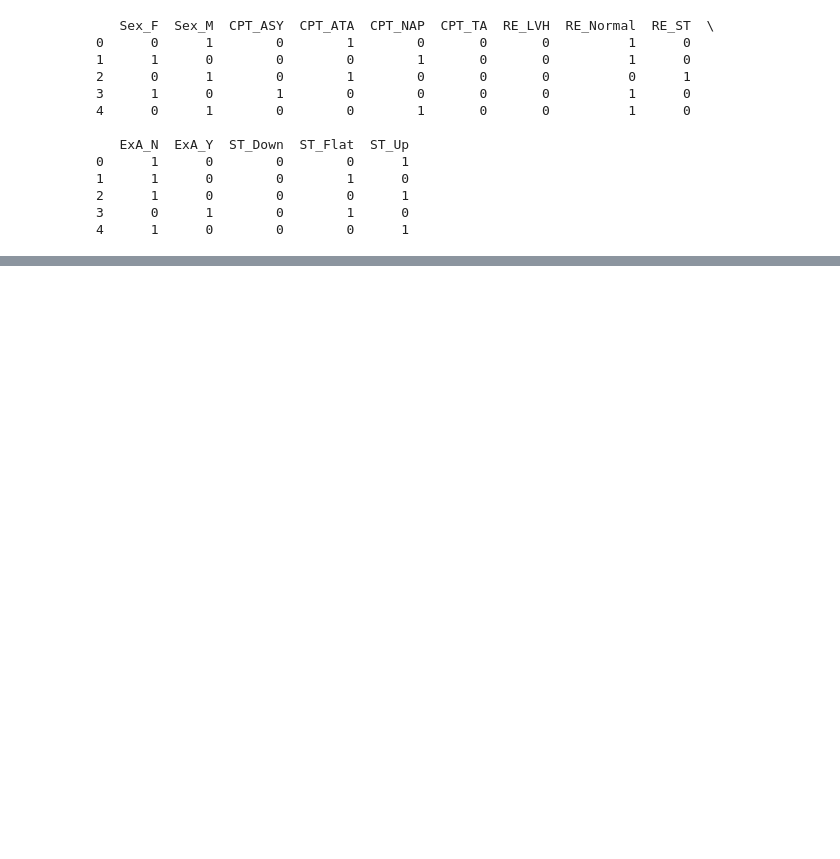
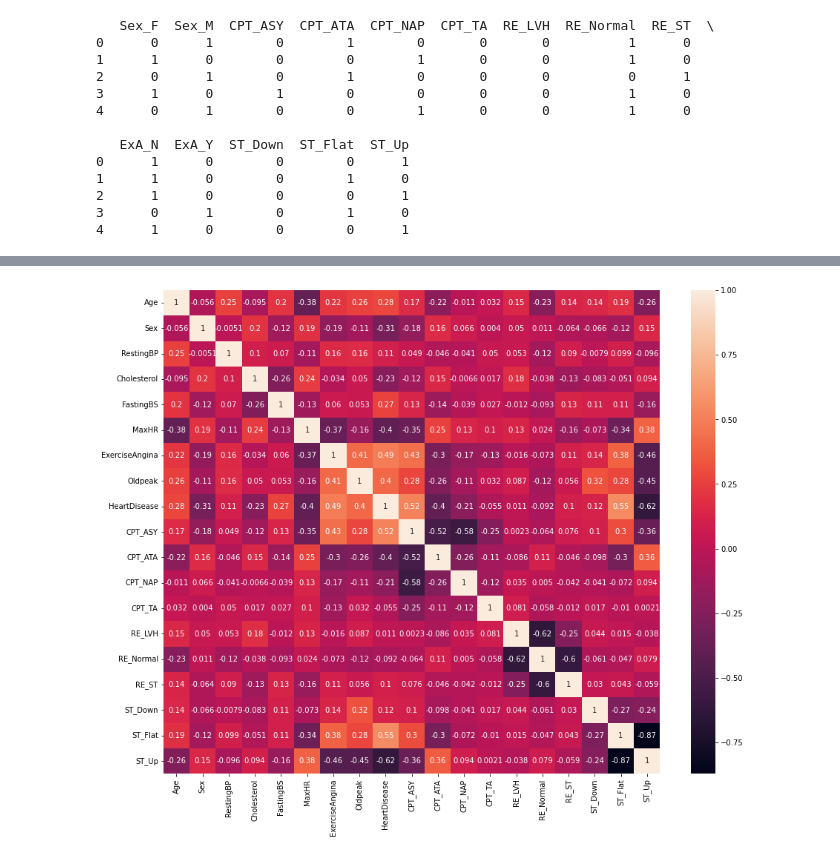
Before and after one commit to EmeryK-1/DataMadness, a Jupyter notebook: Untitled1.ipynb, the cells around one changed output, grey strips where cells are left out. Drawn from its saved outputs; the diff is of its cells as text; code cells hidden in the pictures; blank space fills up the shorter version.

```diff
--- a/Untitled1.ipynb
+++ b/Untitled1.ipynb
@@ -223,3 +271,29 @@ print(cat_onehot.head())
 2      1      0        0        0      1
 3      0      1        0        1      0
 4      1      0        0        0      1
+# %%
+def sex_to_numeric(x):
+    if x=='M':
+        return 0
+    if x=='F':
+        return 1
+    else:
+        return x
+df['Sex'] = df['Sex'].apply(sex_to_numeric)
+
+def ExerciseAngina_to_numeric(x):
+    if x=='N':
+        return 0
+    if x=='Y':
+        return 1
+    else:
+        return x
+df['ExerciseAngina'] = df['ExerciseAngina'].apply(ExerciseAngina_to_numeric)
+
+df = pd.get_dummies(df, columns=['ChestPainType'], prefix = ['CPT'])
+df = pd.get_dummies(df, columns=['RestingECG'], prefix = ['RE'])
+df = pd.get_dummies(df, columns=['ST_Slope'], prefix = ['ST'])
+# %%
+#df
+dg = df.copy()
+dg
@@ -225,0 +353,6 @@ print(cat_onehot.head())
+# %%
+plt.figure(figsize=(15, 12))
+sns.heatmap(dg.corr(),  annot=True)
+plt.show()
+# %% [output]
+[figure, added]
```
Also changed, not shown: parts of 28 cells of this notebook.
